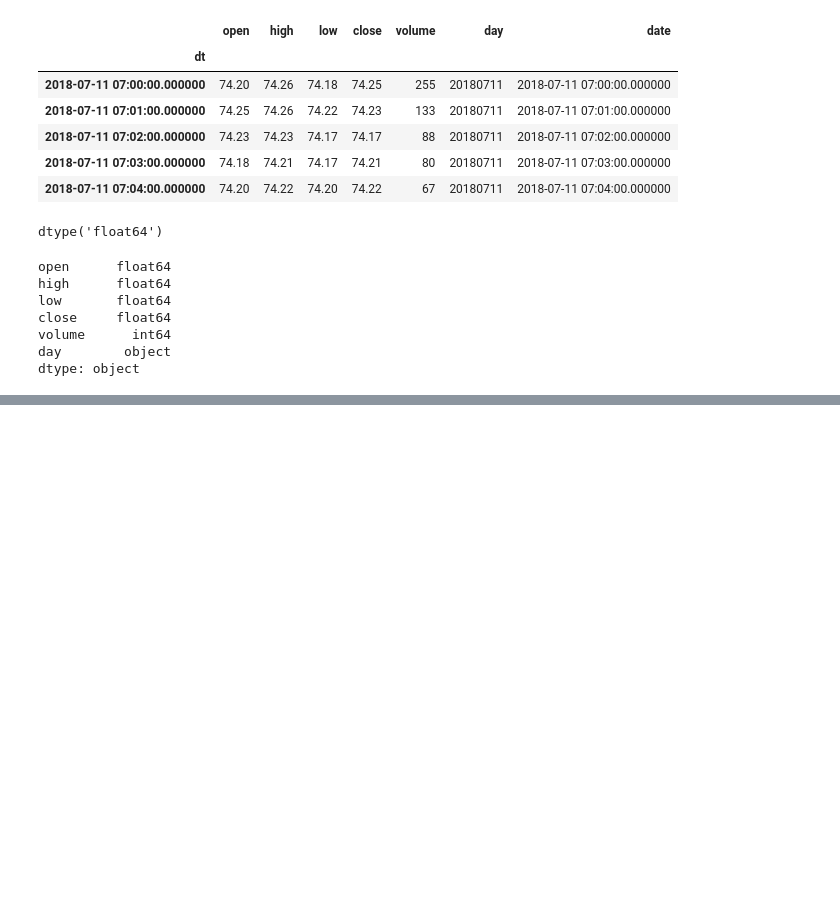
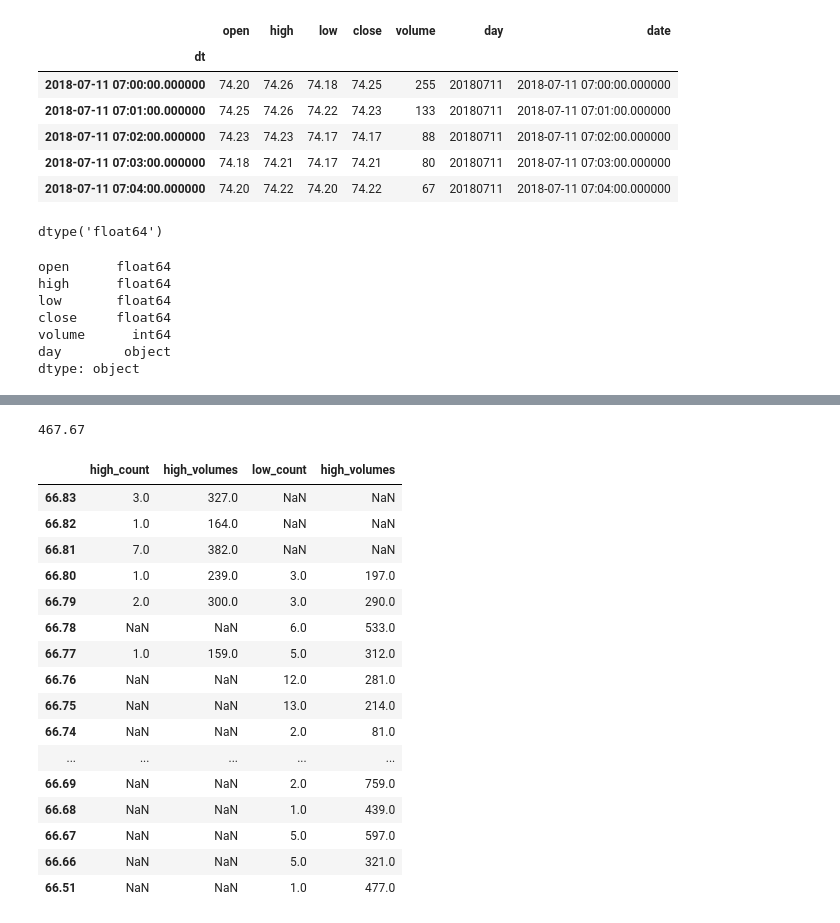
Before and after one commit to pickmoment/hero, a Jupyter notebook: db/hero.ipynb, the cells around one changed output, grey strips where cells are left out. Cells and saved outputs as stored; diff of their text form; code cells hidden in the pictures; blank space fills up the shorter version.

```diff
--- a/db/hero.ipynb
+++ b/db/hero.ipynb
@@ -4,7 +4,7 @@ con = sqlite3.connect("CLU18_1M.db")
 cursor = con.cursor()
 # %%
 import pandas as pd
-df = pd.read_sql("SELECT * FROM candles where day > '20180710' order by dt", con, index_col='dt')
+df = pd.read_sql("SELECT * FROM candles where day > '20180814' order by dt", con, index_col='dt')
 # df = pd.read_sql("SELECT * FROM candles where day > '20180710' order by dt", con, index_col='dt', parse_dates={'dt'})
 # %%
 df.head()
@@ -88,0 +97,10 @@ dtype: object
+# %%
+high_inflections = df[df['inflection_high']]['high'].value_counts()
+df_high_inflections = pd.DataFrame({'high_count':high_inflections.values}, index=high_inflections.index)
+df_high_inflections['high_volumes'] = df_high_inflections.index.map(lambda i: (lambda price: df[df['high']==price]['volume'].sum())(i))
+
+low_inflections = df[df['inflection_low']]['low'].value_counts()
+df_low_inflections = pd.DataFrame({'low_count':low_inflections.values}, index=low_inflections.index)
+df_low_inflections['high_volumes'] = df_low_inflections.index.map(lambda i: (lambda price: df[df['low']==price]['volume'].sum())(i))
+
+df_inflections = pd.concat([df_high_inflections, df_low_inflections], axis=1).sort_index(ascending=False)
@@ -88,0 +169,24 @@ dtype: object
+# %%
+df[df['inflection_high'] & (df['high']==66.81)]['high'].sum()
+# %% [output]
+467.67
+# %%
+df_inflections
+# %% [output]
+|  | high_count | high_volumes | low_count | high_volumes |
+| 66.83 | 3.0 | 327.0 | NaN | NaN |
+| 66.82 | 1.0 | 164.0 | NaN | NaN |
+| 66.81 | 7.0 | 382.0 | NaN | NaN |
+| 66.80 | 1.0 | 239.0 | 3.0 | 197.0 |
+| 66.79 | 2.0 | 300.0 | 3.0 | 290.0 |
+| 66.78 | NaN | NaN | 6.0 | 533.0 |
+| 66.77 | 1.0 | 159.0 | 5.0 | 312.0 |
+| 66.76 | NaN | NaN | 12.0 | 281.0 |
+| 66.75 | NaN | NaN | 13.0 | 214.0 |
+| 66.74 | NaN | NaN | 2.0 | 81.0 |
+| ... | ... | ... | ... | ... |
+| 66.69 | NaN | NaN | 2.0 | 759.0 |
+| 66.68 | NaN | NaN | 1.0 | 439.0 |
+| 66.67 | NaN | NaN | 5.0 | 597.0 |
+| 66.66 | NaN | NaN | 5.0 | 321.0 |
+| 66.51 | NaN | NaN | 1.0 | 477.0 |
```
Also changed, not shown: parts of 10 cells of this notebook, 7 other files.
